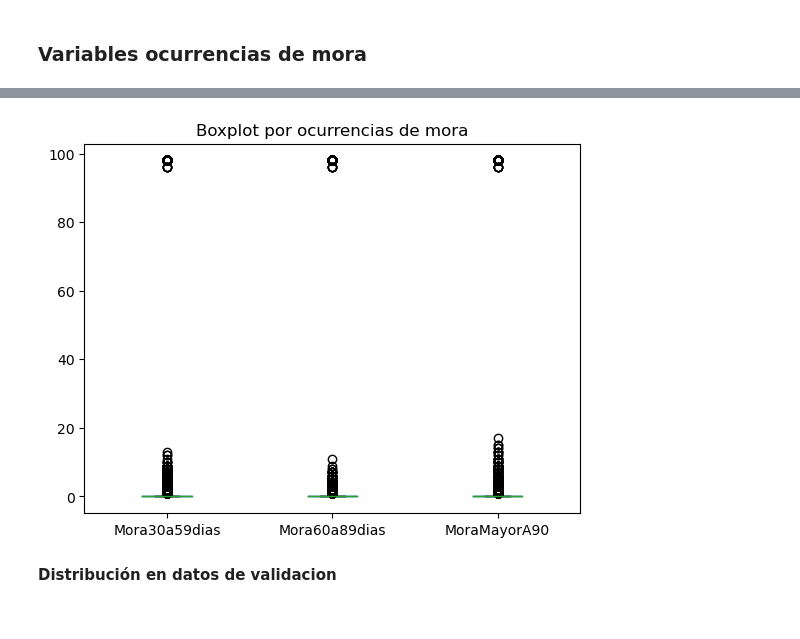
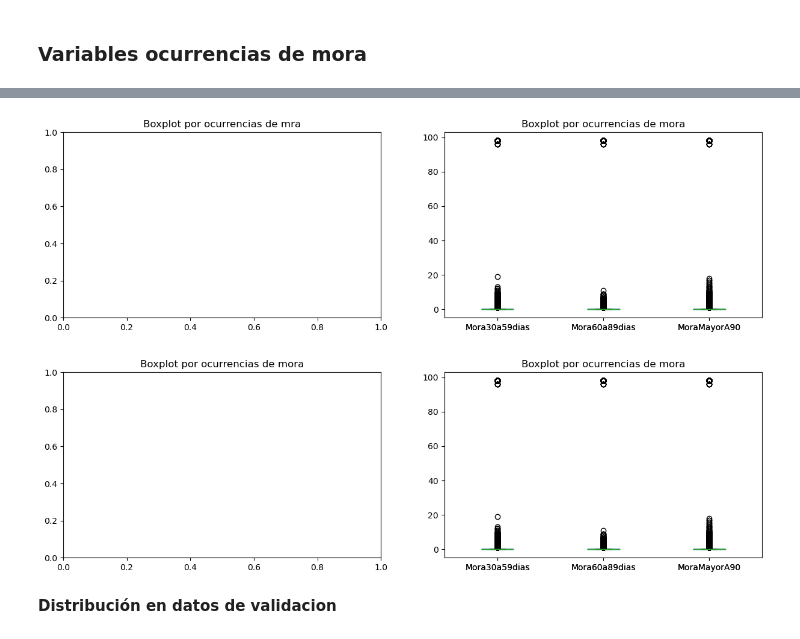
Before and after one commit to 00Fede/givemesomecredit, a Jupyter notebook: Preprocessing.ipynb, the cells around one changed output, grey strips where cells are left out. Drawn from its saved outputs; the diff is of its cells as text; code cells hidden in the pictures.

```diff
--- a/Preprocessing.ipynb
+++ b/Preprocessing.ipynb
@@ -287,10 +313,21 @@ Por ahora estos valores se dejan así y se continua con el analísis de las vari
+# %%
+green_diamond = dict(markerfacecolor='g', marker='D')
+fig, ax = plt.subplots(1, 2, figsize=(15, 4))
+ax[0].set_title('Boxplot por ocurrencias de mra')
+ax[0].boxplot = d.boxplot(column=['Mora30a59dias', 'Mora60a89dias', 'MoraMayorA90'], grid=False)
+ax[1].set_title('Boxplot por ocurrencias de mora')
+ax[1].boxplot = test.boxplot(column=['Mora30a59dias', 'Mora60a89dias', 'MoraMayorA90'], grid=False)
+# %% [output]
+[figure, added]
 # %%
 green_diamond = dict(markerfacecolor='g', marker='D')
-fig, ax = plt.subplots()
-ax.set_title('Boxplot por ocurrencias de mora')
-ax.boxplot = d.boxplot(column=['Mora30a59dias', 'Mora60a89dias', 'MoraMayorA90'], grid=False)
+fig, ax = plt.subplots(1, 2, figsize=(15, 4))
+ax[0].set_title('Boxplot por ocurrencias de mora')
+ax[0].boxplot = d.boxplot(column=['Mora30a59dias', 'Mora60a89dias', 'MoraMayorA90'], grid=False)
+ax[1].set_title('Boxplot por ocurrencias de mora')
+ax[1].boxplot = test.boxplot(column=['Mora30a59dias', 'Mora60a89dias', 'MoraMayorA90'], grid=False)
 # %% [output]
-[figure, old version]
+[figure, new version]
 # %% [markdown]
 **Distribución en datos de validacion**
 # %%
```
Also changed, not shown: parts of 30 cells of this notebook.
